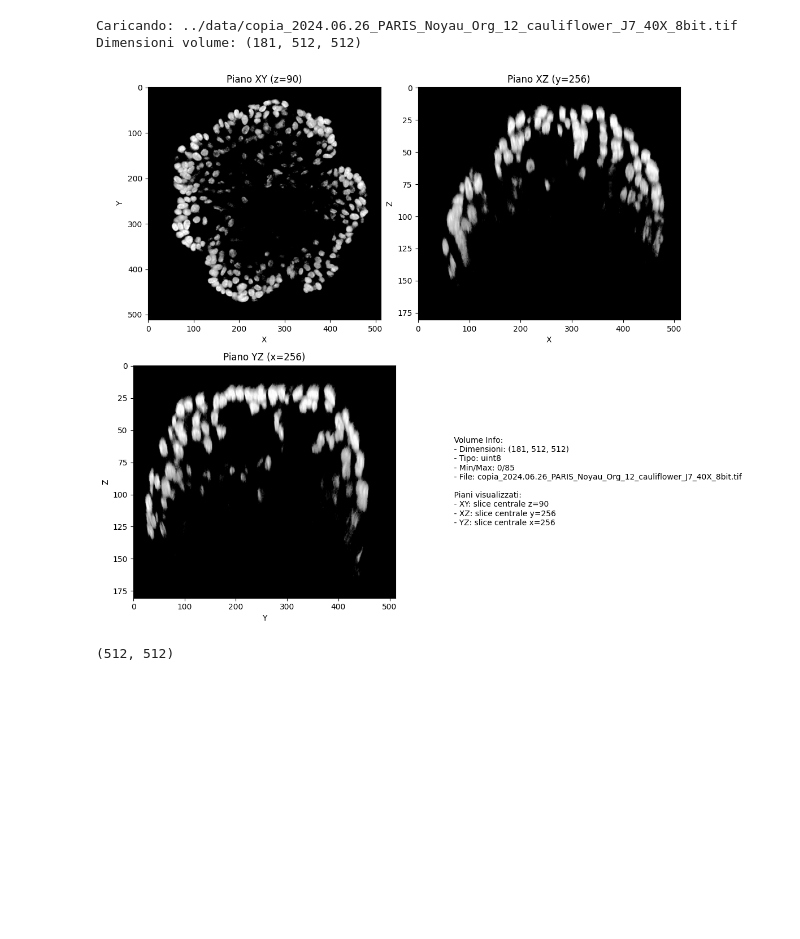
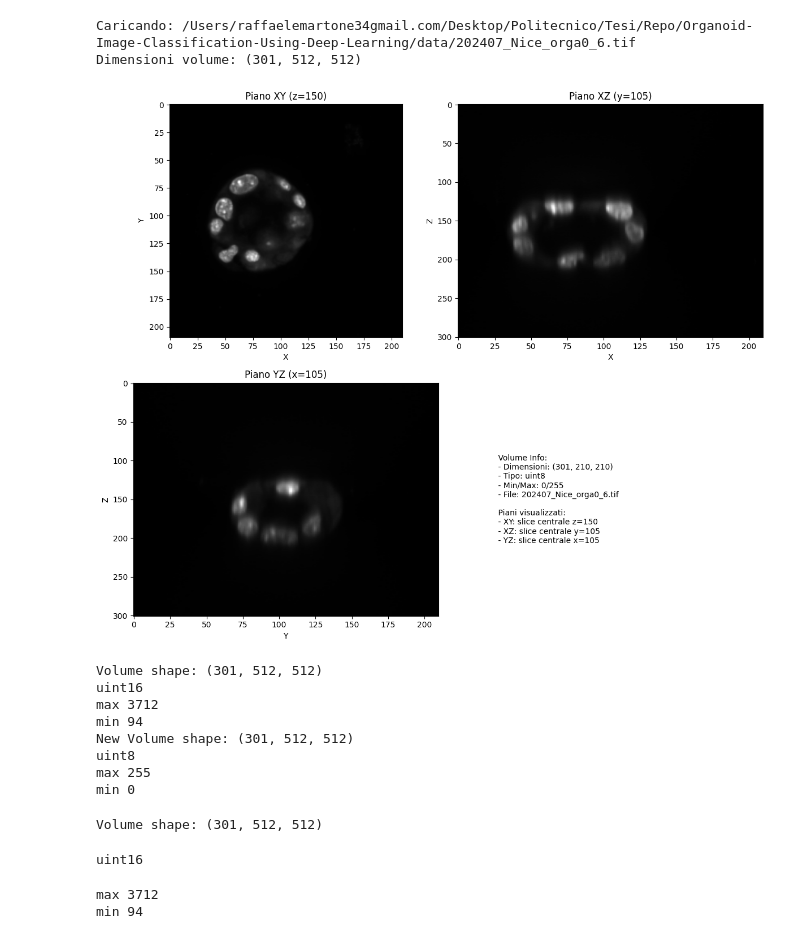
Before and after one commit to Martons00/Organoid-Image-Classification-Using-Deep-Learning, a Jupyter notebook: Preprocessing/Visualizzation/visualization.ipynb, the cells around one changed output. Cells and saved outputs as stored; diff of their text form; code cells hidden in the pictures; blank space fills up the shorter version.

```diff
--- a/Preprocessing/Visualizzation/visualization.ipynb
+++ b/Preprocessing/Visualizzation/visualization.ipynb
@@ -5,6 +5,19 @@ from skimage import io
 import os
 import glob
 import napari
+import numpy as np
+
+
+def normalize_uint16_to_uint8(volume):
+    non_zero = volume[volume > 0]
+    if len(non_zero) == 0:
+        return np.zeros_like(volume, dtype=np.uint8)
+    min_v, max_v = non_zero.min(), non_zero.max()
+    norm = np.zeros_like(volume, dtype=np.float32)
+    mask = (volume > 0)
+    norm[mask] = (volume[mask] - min_v) / (max_v - min_v)
+    norm[mask] = (norm[mask] * 255)
+    return norm.astype(np.uint8)
 
 
 def load_file_and_visualize_3d_planes(data_folder="../data"):
@@ -27,6 +40,8 @@ def load_file_and_visualize_3d_planes(data_folder="../data"):
     try:
         volume = io.imread(tif_path)
         print(f"Dimensioni volume: {volume.shape}")
+        volume = normalize_uint16_to_uint8(volume)
+        volume = volume[:,150:360,150:360]
 
         # Assicurati che sia 3D
         if len(volume.shape) < 3:
@@ -115,6 +130,8 @@ def load_and_visualize_3d_planes(data_folder="../data"):
     try:
         volume = io.imread(tif_path)
         print(f"Dimensioni volume: {volume.shape}")
+
+        volume = normalize_uint16_to_uint8(volume)
 
         # Assicurati che sia 3D
         if len(volume.shape) < 3:
@@ -212,41 +229,70 @@ def interactive_slice_viewer(data_folder="../data"):
         axes[0].set_ylabel('Y')
 
         # Piano XZ
         axes[1].imshow(volume[:, y_idx, :], cmap='gray', aspect='auto')
         axes[1].set_title(f'Piano XZ (y={y_idx})')
         axes[1].set_xlabel('X')
         axes[1].set_ylabel('Z')
 
         # Piano YZ
         axes[2].imshow(volume[:, :, x_idx], cmap='gray', aspect='auto')
         axes[2].set_title(f'Piano YZ (x={x_idx})')
         axes[2].set_xlabel('Y')
         axes[2].set_ylabel('Z')
 
         plt.tight_layout()
         plt.show()
 
     # Widget interattivi
     z_slider = widgets.IntSlider(value=z_size//2, min=0, max=z_size-1, description='Z slice:')
     y_slider = widgets.IntSlider(value=y_size//2, min=0, max=y_size-1, description='Y slice:')
     x_slider = widgets.IntSlider(value=x_size//2, min=0, max=x_size-1, description='X slice:')
 
     widgets.interact(plot_slices, z_idx=z_slider, y_idx=y_slider, x_idx=x_slider)
 
 #url = '/Volumes/LaCie/Noyaux/Chouxfleurs/raw_202502_Nice_orga0_31.tif'
 #volume = load_file_and_visualize_3d_planes(url)
 
-url = "../data/copia_2024.06.26_PARIS_Noyau_Org_12_cauliflower_J7_40X_8bit.tif"
+url = "/Users/raffaelemartone34gmail.com/Desktop/Politecnico/Tesi/Repo/Organoid-Image-Classification-Using-Deep-Learning/data/202407_Nice_orga0_6.tif"
 #volume = load_and_visualize_3d_planes(url)
 volume = load_file_and_visualize_3d_planes(url)
 # %% [output]
-Caricando: ../data/copia_2024.06.26_PARIS_Noyau_Org_12_cauliflower_J7_40X_8bit.tif
-Dimensioni volume: (181, 512, 512)
+Caricando: /Users/raffaelemartone34gmail.com/Desktop/Politecnico/Tesi/Repo/Organoid-Image-Classification-Using-Deep-Learning/data/202407_Nice_orga0_6.tif
+Dimensioni volume: (301, 512, 512)
-[figure, old version]
+[figure, new version]
-# %%
-print(volume[0].shape)
-# %% [output]
-(512, 512)
+# %%
+new_volume = normalize_uint16_to_uint8(volume)
+print("Volume shape:", volume.shape)
+print(volume.dtype)
+print("max", volume.max())
+print("min", volume.min())
+print("New Volume shape:", new_volume.shape)
+print(new_volume.dtype)
+print("max", new_volume.max())
+print("min", new_volume.min())
+# %% [output]
+Volume shape: (301, 512, 512)
+uint16
+max 3712
+min 94
+New Volume shape: (301, 512, 512)
+uint8
+max 255
+min 0
+# %%
+print("Volume shape:", volume.shape)
+# %% [output]
+Volume shape: (301, 512, 512)
+# %%
+print(volume.dtype)
+# %% [output]
+uint16
+# %%
+print("max", volume.max())
+print("min", volume.min())
+# %% [output]
+max 3712
+min 94
 # %%
 import tifffile as tiff
 from skimage.transform import resize
```
Also changed, not shown: parts of 1 cell of this notebook, 32 other files.
